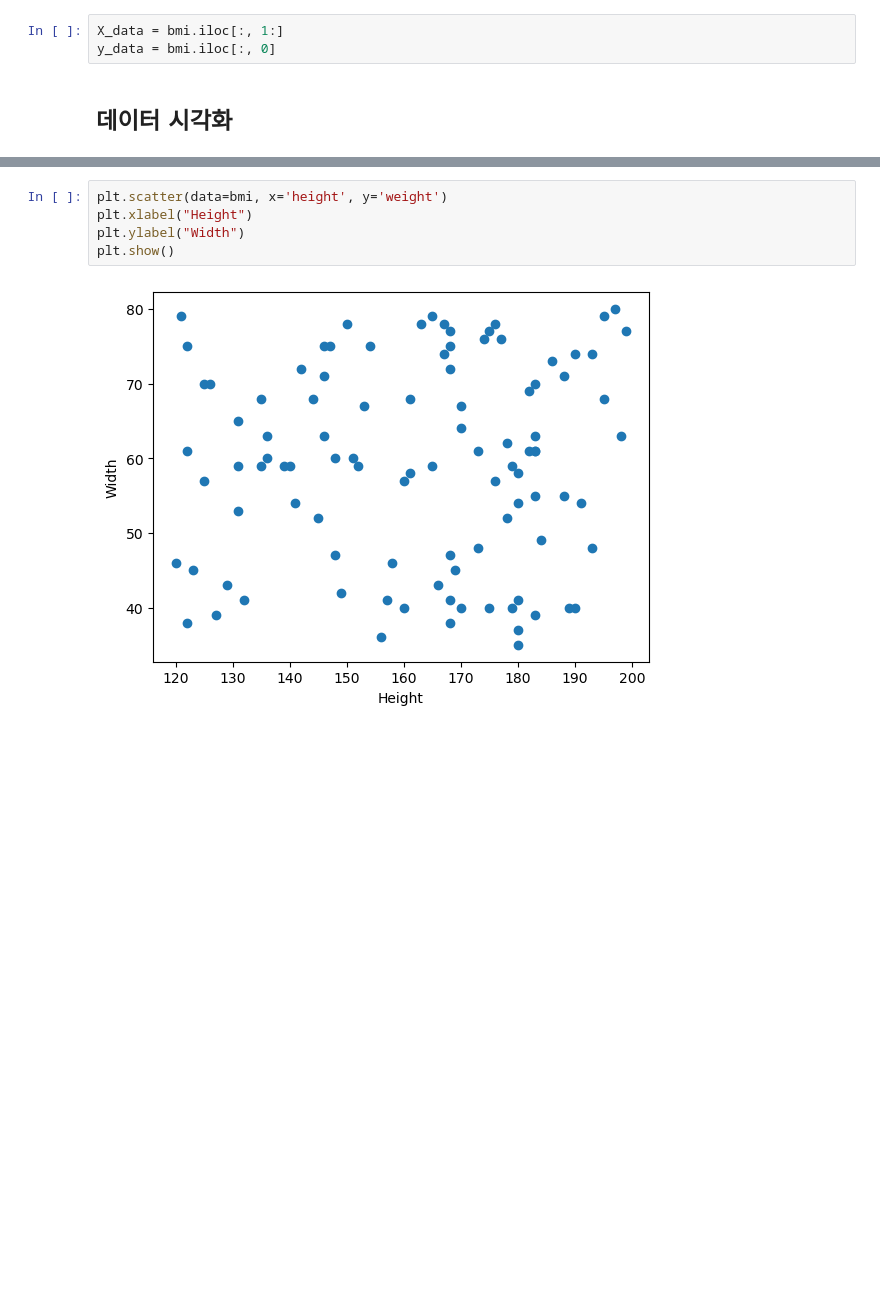
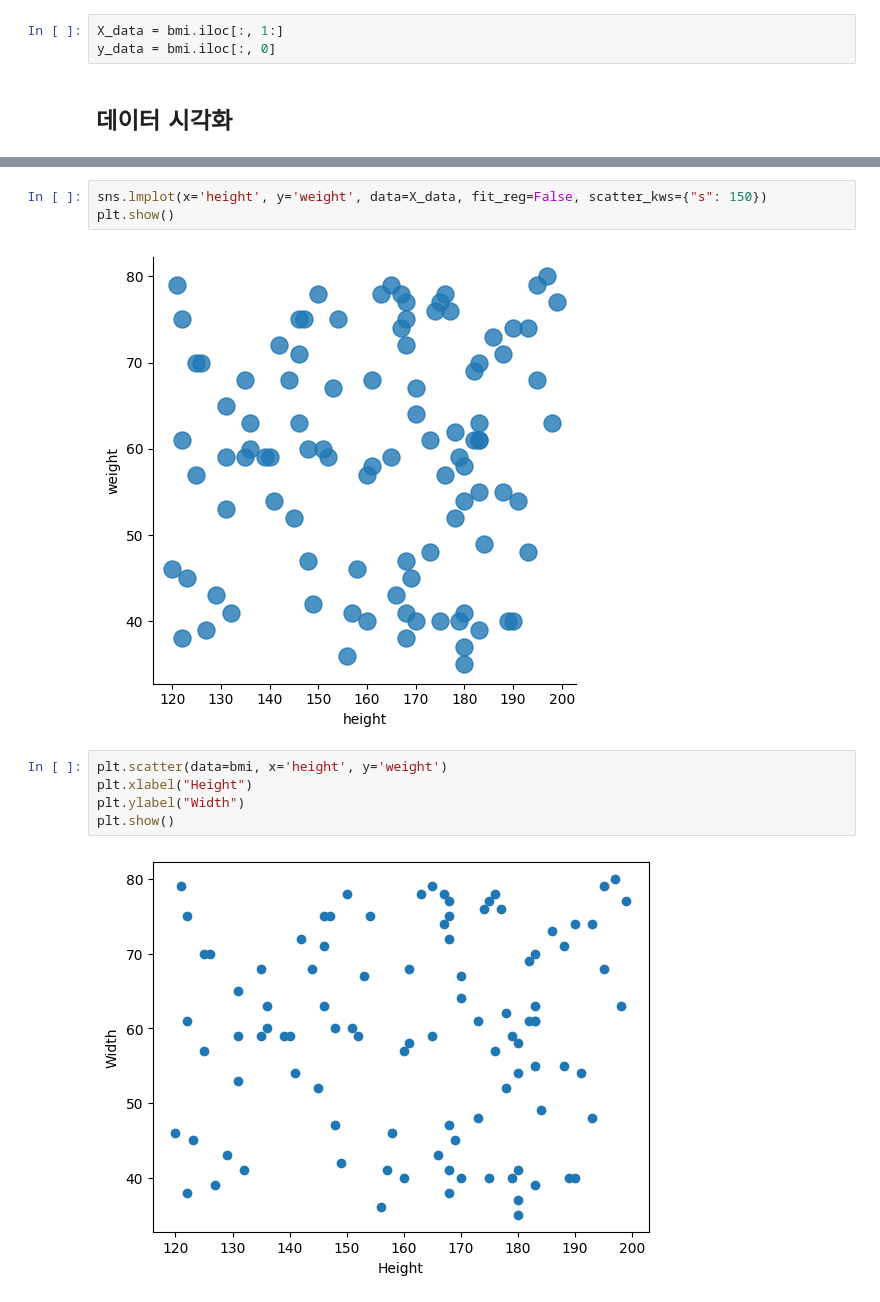
Before and after one commit to tooha289/AI_Example, a Jupyter notebook: bmi.ipynb, the cells around one changed output, grey strips where cells are left out. Saved outputs shown, nothing was run; the diff lists cells and outputs as text; blank space fills up the shorter version.

```diff
--- a/bmi.ipynb
+++ b/bmi.ipynb
@@ -76,3 +92,8 @@ y_data = bmi.iloc[:, 0]
+# %%
+sns.lmplot(x='height', y='weight', data=X_data, fit_reg=False, scatter_kws={"s": 150})
+plt.show()
+# %% [output]
+[figure, added]
 # %%
 plt.scatter(data=bmi, x='height', y='weight')
 plt.xlabel("Height")
```
Also changed, not shown: parts of 22 cells of this notebook, 3 other files.
